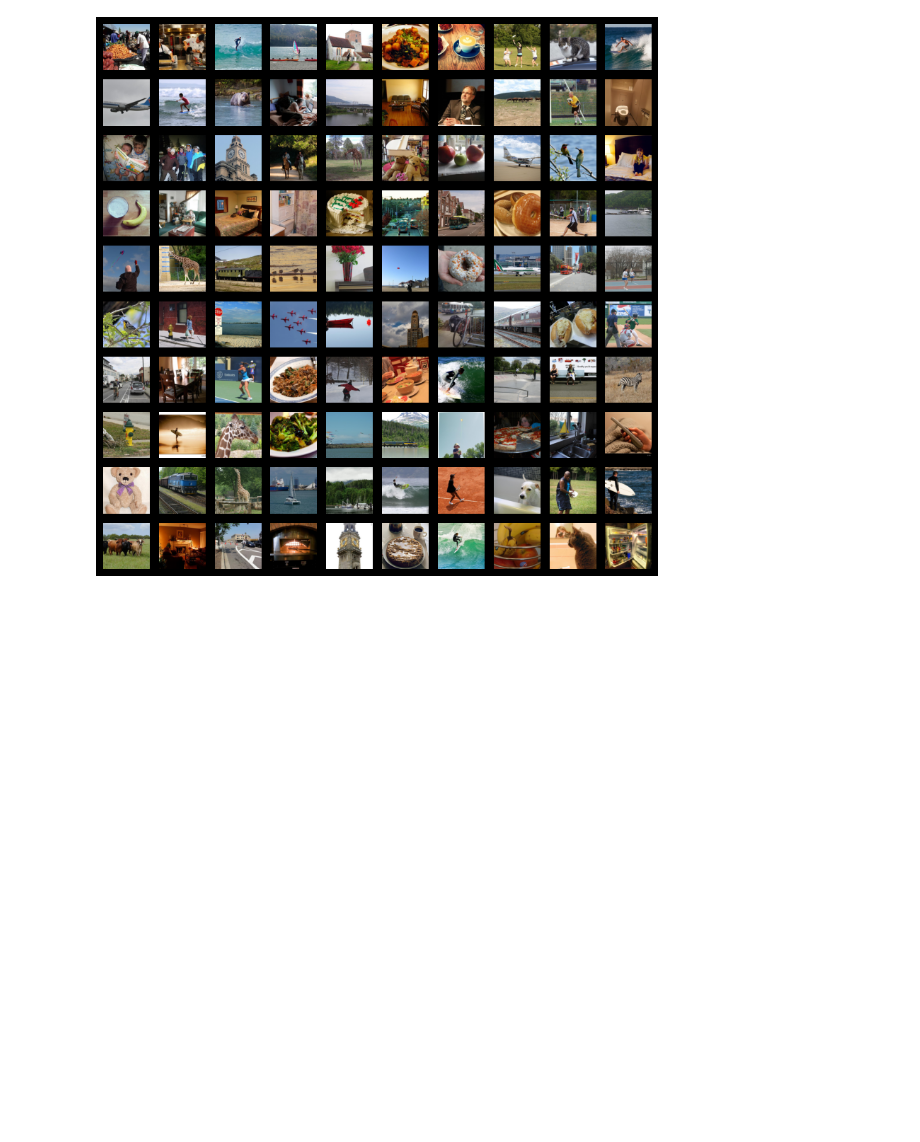
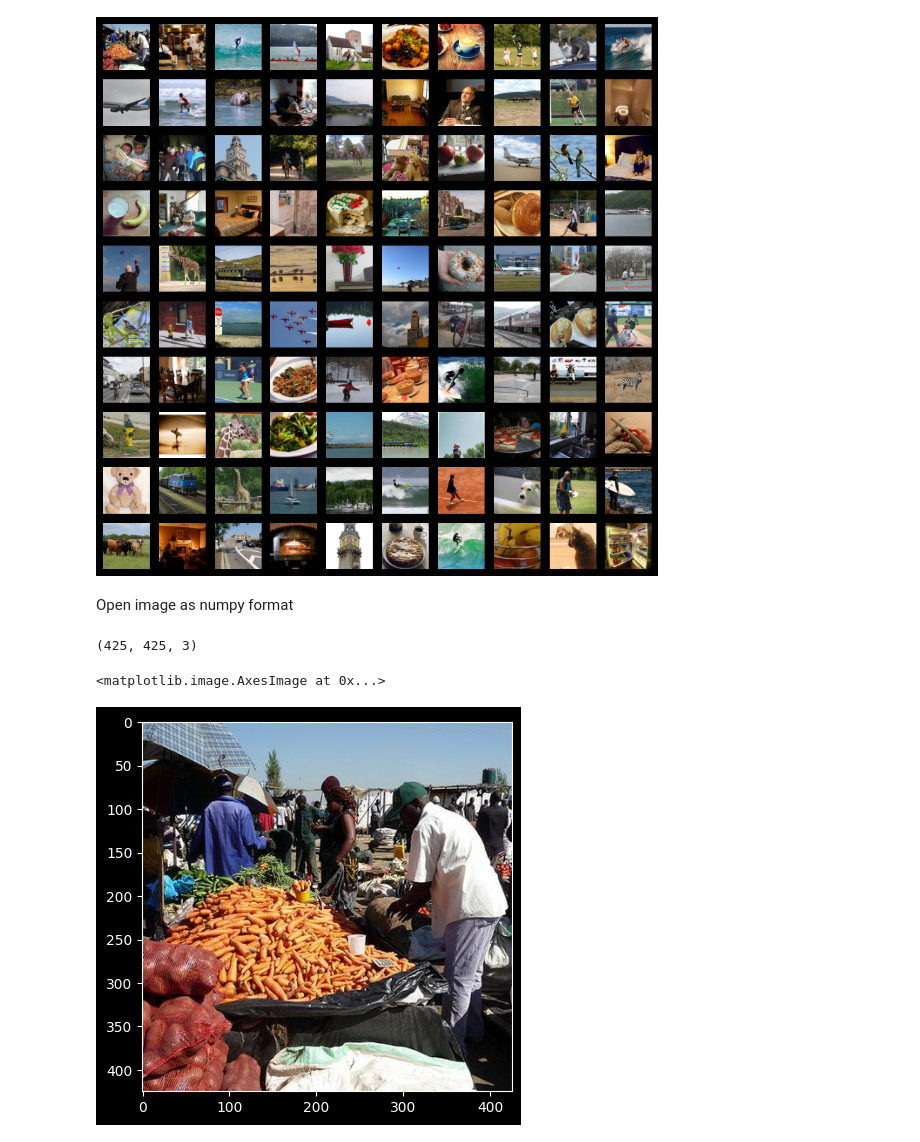
Before and after one commit to xnought/nsdget, a Jupyter notebook: notebooks/view_info.ipynb, the cells around one changed output. Drawn from its saved outputs; the diff is of its cells as text; code cells hidden in the pictures; blank space fills up the shorter version.

```diff
--- a/notebooks/view_info.ipynb
+++ b/notebooks/view_info.ipynb
@@ -59,3 +59,14 @@ for i, ax in enumerate(axes.flat):
 	ax.axis("off")
 # %% [output]
 [figure]
+# %% [markdown]
+Open image as numpy format
+# %%
+import numpy as np
+arr = np.asarray(Image.open(shared1k.iloc[0]["img"]))
+print(arr.shape)
+plt.imshow(arr)
+# %% [output]
+(425, 425, 3)
+<matplotlib.image.AxesImage at 0x...>
+[figure, added]
```
Also changed, not shown: parts of 1 cell of this notebook.
